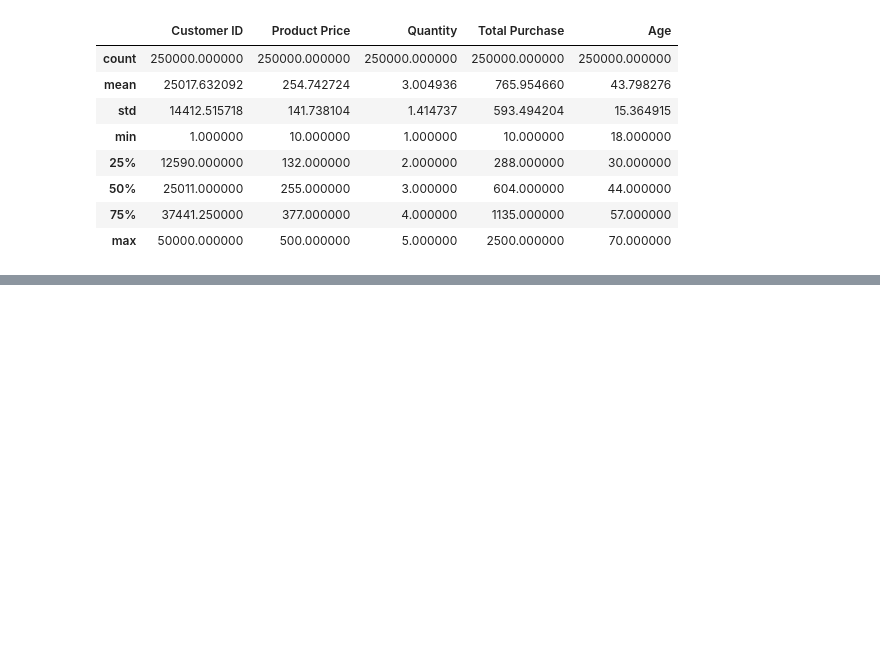
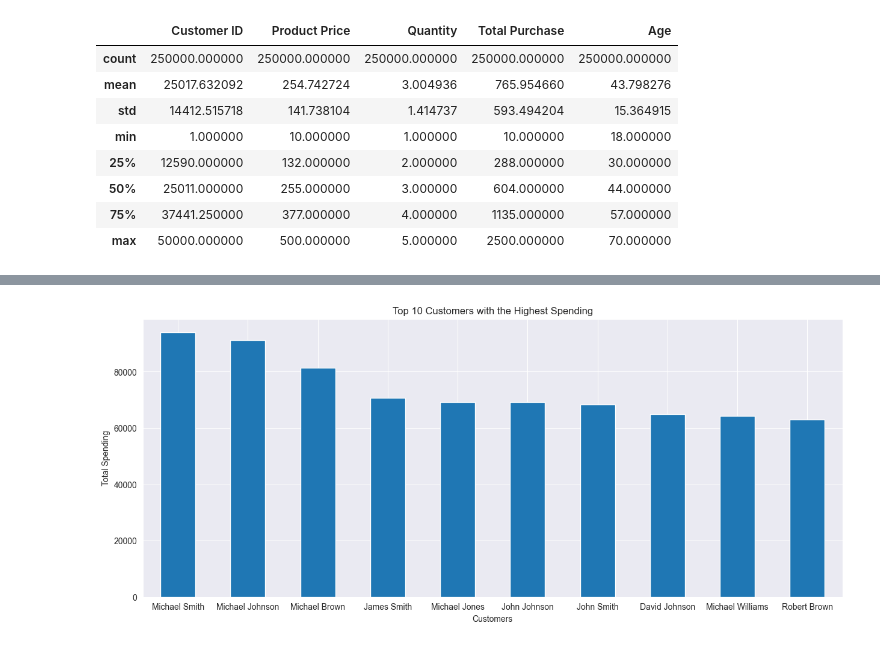
Before and after one commit to pphatt/bi-data-preprocessing, a Jupyter notebook: DataPreprossing.ipynb, the cells around one changed output, grey strips where cells are left out. Drawn from its saved outputs; the diff is of its cells as text; code cells hidden in the pictures; blank space fills up the shorter version.

```diff
--- a/DataPreprossing.ipynb
+++ b/DataPreprossing.ipynb
@@ -348,0 +343,11 @@ df_cloned
+# %%
+customer_total_purchase = df.groupby('Customer Name')['Total Purchase'].sum()
+top_10_customers = customer_total_purchase.nlargest(10)
+top_10_customers.plot(kind='bar', figsize=(15, 6))
+plt.title('Top 10 Customers with the Highest Spending')
+plt.xlabel('Customers')
+plt.ylabel('Total Spending')
+plt.xticks(rotation=0)
+plt.show()
+# %% [output]
+[figure, added]
```
Also changed, not shown: parts of 10 cells of this notebook, 2 other files.
